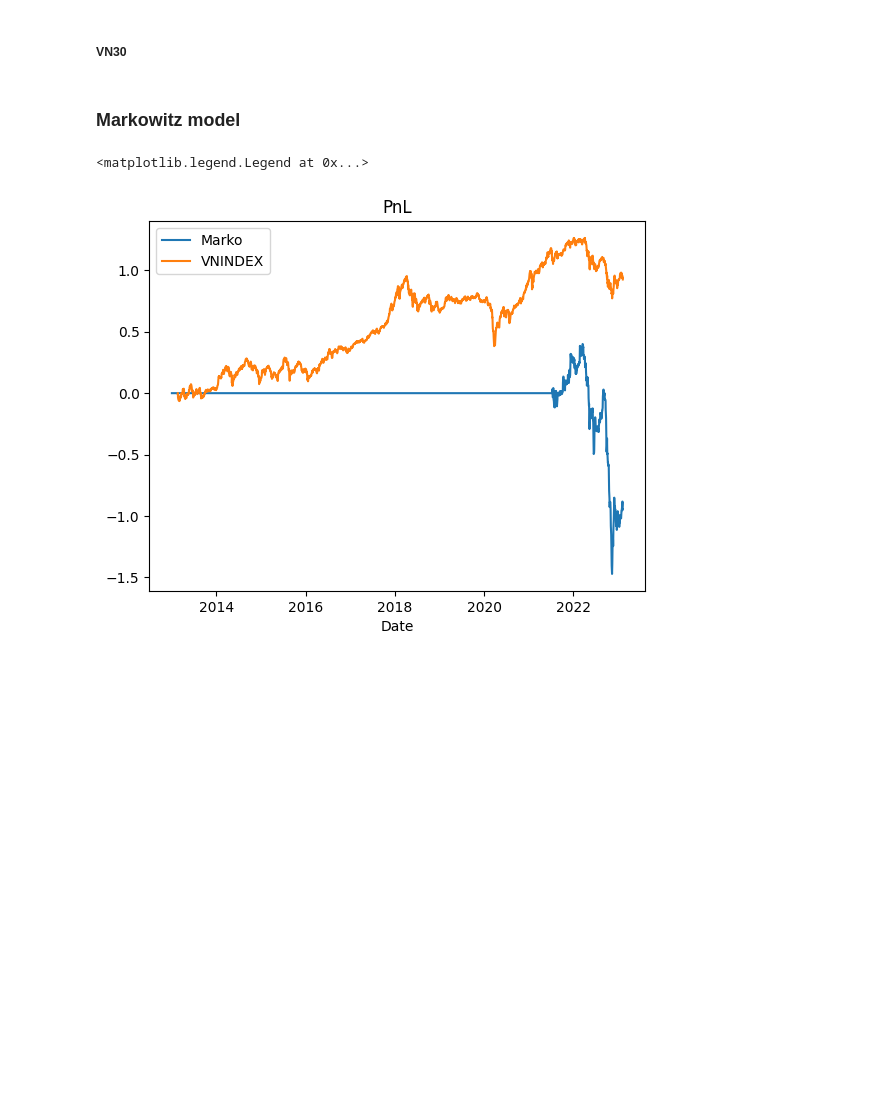
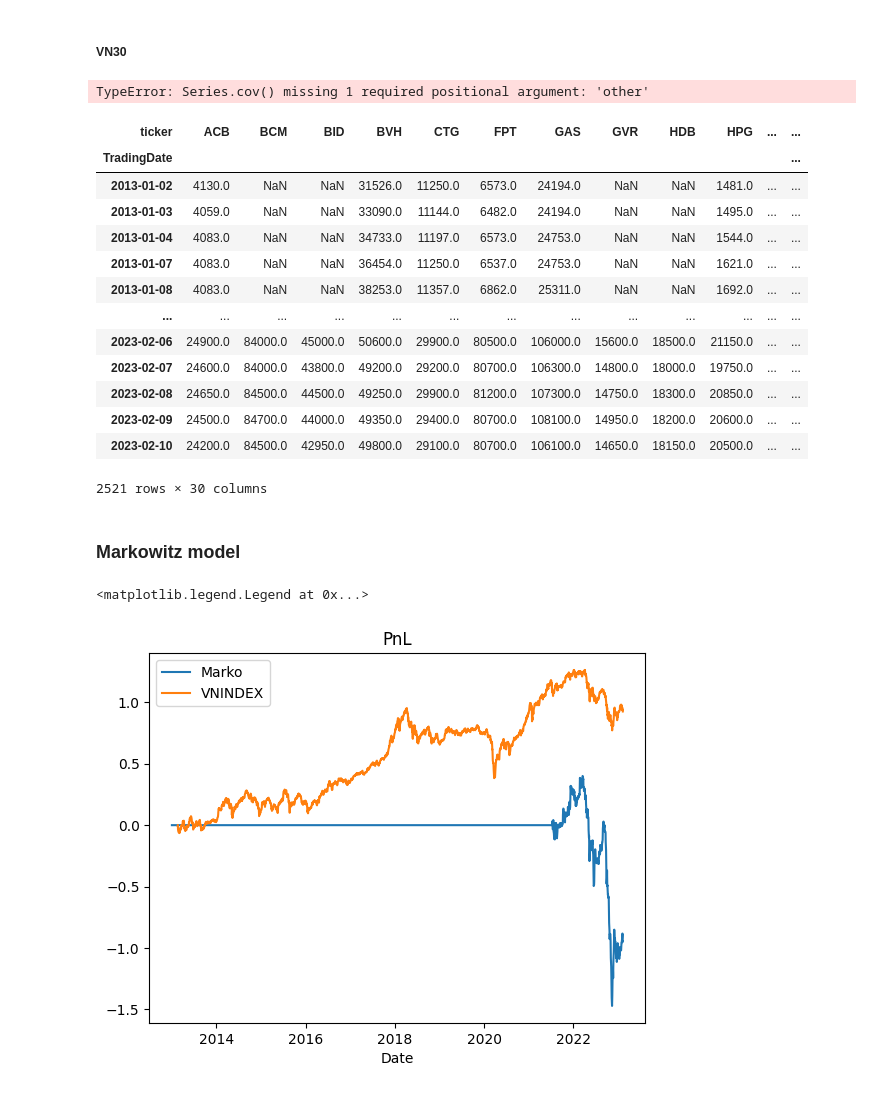
Before and after one commit to khanhtrinh2003/VN30-Strategy, a Jupyter notebook: main.ipynb, the cells around one changed output. Drawn from its saved outputs; the diff is of its cells as text; code cells hidden in the pictures; blank space fills up the shorter version.

```diff
--- a/main.ipynb
+++ b/main.ipynb
@@ -53,3 +12,64 @@ open= q.pivot_table(values="Open", columns="ticker", index="TradingDate")
+# %%
+
+ticket = ['ACB', 'BCM', 'BID', 'BVH', 'CTG', 'FPT', 'GAS', 'GVR', 'HDB', 'HPG', 'MBB', 'MSN', 'MWG', 'NVL', 'PDR', 'PLX', 'POW', 'SAB', 'SSI', 'STB', 'TCB', 'TPB', 'VCB', 'VHM', 'VIB', 'VIC', 'VJC', 'VNM', 'VPB', 'VRE']
+frame = []
+for i in ticket:
+    a = stock_historical_data(symbol=i,
+                            start_date="2013-01-01",
+                            end_date='2023-02-11')
+    a["ticker"] = i
+    frame.append(a)
+
+q = pd.concat(frame)
+close= q.pivot_table(values="Close", columns="ticker", index="TradingDate")
+high= q.pivot_table(values="High", columns="ticker", index="TradingDate")
+low= q.pivot_table(values="Low", columns="ticker", index="TradingDate")
+open= q.pivot_table(values="Open", columns="ticker", index="TradingDate")
+# %%
+returns = close.pct_change().mean()
+def marko_weights(prices):
+    returns = prices.pct_change().mean()
+    covariance = prices.pct_change().cov()
+    risk_aversion = 1
+    n = returns.shape[0]
+    init_guess = np.repeat(1/n, n)
+    bounds = [(0, 1) for i in range(n)]
+    def neg_sharpe_ratio(weights):
+        portfolio_return = np.sum(returns * weights)
+        portfolio_volatility = np.sqrt(np.dot(weights.T, np.dot(covariance, weights)))
+        sharpe_ratio = -(portfolio_return - 0.02) / portfolio_volatility
+        return sharpe_ratio
+    constraints = ({'type': 'eq', 'fun': lambda x: np.sum(x) - 1})
+    result = minimize(neg_sharpe_ratio, init_guess, method='SLSQP', bounds=bounds, constraints=constraints)
+    return result.x
+
+def calculate_weights(df):
+    rolling_window = 20
+    weights = []
+    for i in range(rolling_window, len(df)):
+        prices = df[i-rolling_window:i]
+        weights.append(marko_weights(prices))
+    return weights
+weights = returns.rolling(20).apply(marko_weights)
+# %% [output]
+TypeError: Series.cov() missing 1 required positional argument: 'other'
+# %%
+close
+# %% [output]
+| ticker | ACB | BCM | BID | BVH | CTG | FPT | GAS | GVR | HDB | HPG | ... | ... |
+| TradingDate |  |  |  |  |  |  |  |  |  |  |  | ... |
+| 2013-01-02 | 4130.0 | NaN | NaN | 31526.0 | 11250.0 | 6573.0 | 24194.0 | NaN | NaN | 1481.0 | ... | ... |
+| 2013-01-03 | 4059.0 | NaN | NaN | 33090.0 | 11144.0 | 6482.0 | 24194.0 | NaN | NaN | 1495.0 | ... | ... |
+| 2013-01-04 | 4083.0 | NaN | NaN | 34733.0 | 11197.0 | 6573.0 | 24753.0 | NaN | NaN | 1544.0 | ... | ... |
+| 2013-01-07 | 4083.0 | NaN | NaN | 36454.0 | 11250.0 | 6537.0 | 24753.0 | NaN | NaN | 1621.0 | ... | ... |
+| 2013-01-08 | 4083.0 | NaN | NaN | 38253.0 | 11357.0 | 6862.0 | 25311.0 | NaN | NaN | 1692.0 | ... | ... |
+| ... | ... | ... | ... | ... | ... | ... | ... | ... | ... | ... | ... | ... |
+| 2023-02-06 | 24900.0 | 84000.0 | 45000.0 | 50600.0 | 29900.0 | 80500.0 | 106000.0 | 15600.0 | 18500.0 | 21150.0 | ... | ... |
+| 2023-02-07 | 24600.0 | 84000.0 | 43800.0 | 49200.0 | 29200.0 | 80700.0 | 106300.0 | 14800.0 | 18000.0 | 19750.0 | ... | ... |
+| 2023-02-08 | 24650.0 | 84500.0 | 44500.0 | 49250.0 | 29900.0 | 81200.0 | 107300.0 | 14750.0 | 18300.0 | 20850.0 | ... | ... |
+| 2023-02-09 | 24500.0 | 84700.0 | 44000.0 | 49350.0 | 29400.0 | 80700.0 | 108100.0 | 14950.0 | 18200.0 | 20600.0 | ... | ... |
+| 2023-02-10 | 24200.0 | 84500.0 | 42950.0 | 49800.0 | 29100.0 | 80700.0 | 106100.0 | 14650.0 | 18150.0 | 20500.0 | ... | ... |
+2521 rows × 30 columns
 # %% [markdown]
 ### Markowitz model
 # %%
```
Also changed, not shown: parts of 4 cells of this notebook, 2 other files.
